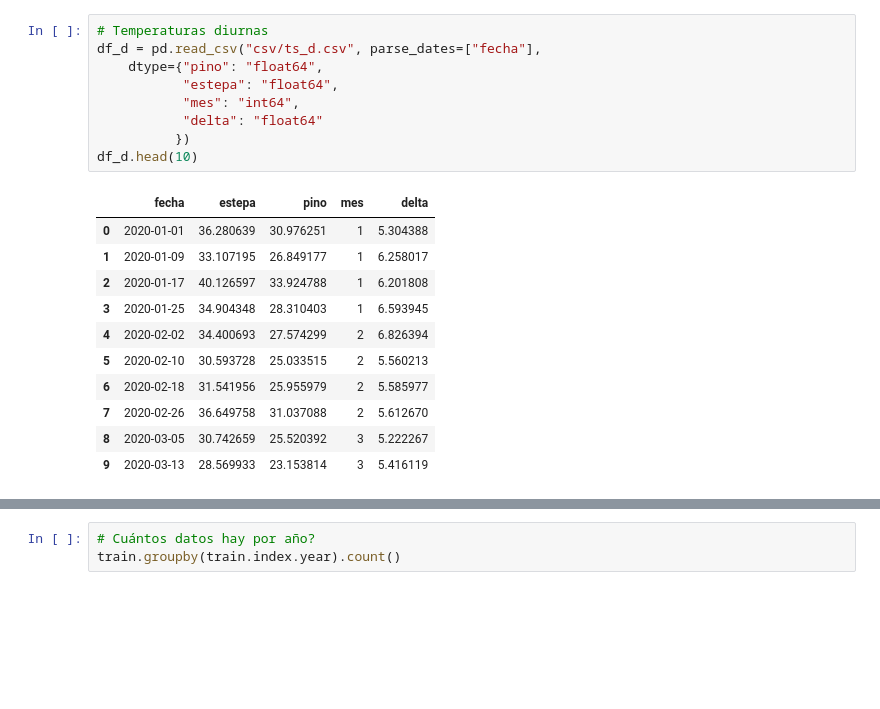
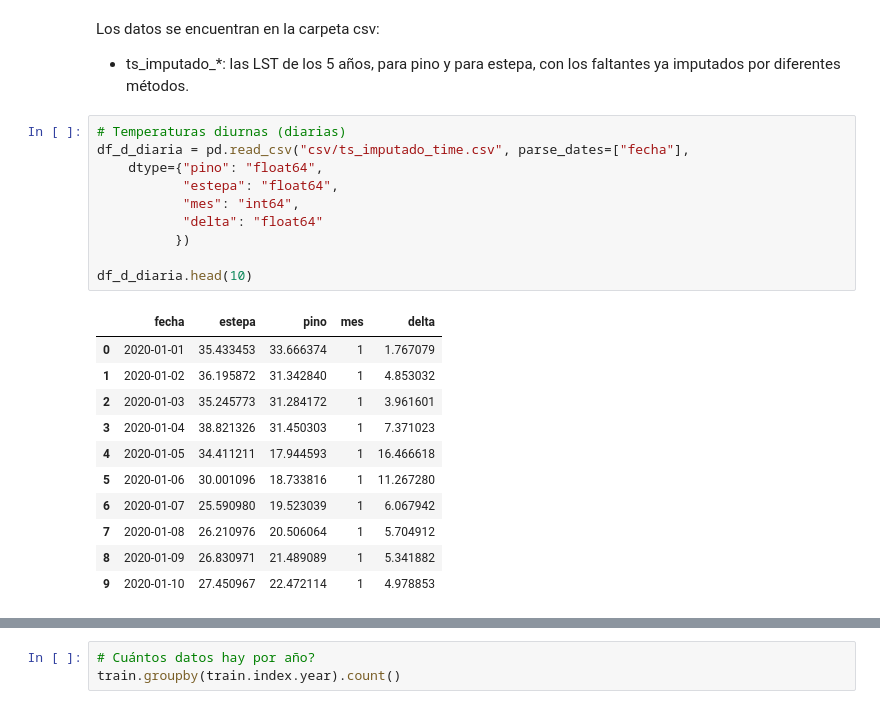
Before and after one commit to arigarmendia/TF-AST2, a Jupyter notebook: 5. Forecast.ipynb, the cells around one changed output, grey strips where cells are left out. Cells and saved outputs as stored; diff of their text form; blank space fills up the shorter version.

```diff
--- a/5. Forecast.ipynb
+++ b/5. Forecast.ipynb
@@ -36,21 +33,25 @@ Tenemos tres dataframes con las siguientes series:
+# %% [markdown]
+Los datos se encuentran en la carpeta csv:
+- ts_imputado_*: las LST de los 5 años, para pino y para estepa, con los faltantes ya imputados por diferentes métodos.
 # %%
-# Temperaturas diurnas
-df_d = pd.read_csv("csv/ts_d.csv", parse_dates=["fecha"],
+# Temperaturas diurnas (diarias)
+df_d_diaria = pd.read_csv("csv/ts_imputado_time.csv", parse_dates=["fecha"],
     dtype={"pino": "float64",
            "estepa": "float64",
            "mes": "int64",
            "delta": "float64"
           })
-df_d.head(10)
+
+df_d_diaria.head(10)
 # %% [output]
 |  | fecha | estepa | pino | mes | delta |
-| 0 | 2020-01-01 | 36.280639 | 30.976251 | 1 | 5.304388 |
-| 1 | 2020-01-09 | 33.107195 | 26.849177 | 1 | 6.258017 |
-| 2 | 2020-01-17 | 40.126597 | 33.924788 | 1 | 6.201808 |
-| 3 | 2020-01-25 | 34.904348 | 28.310403 | 1 | 6.593945 |
-| 4 | 2020-02-02 | 34.400693 | 27.574299 | 2 | 6.826394 |
-| 5 | 2020-02-10 | 30.593728 | 25.033515 | 2 | 5.560213 |
-| 6 | 2020-02-18 | 31.541956 | 25.955979 | 2 | 5.585977 |
-| 7 | 2020-02-26 | 36.649758 | 31.037088 | 2 | 5.612670 |
-| 8 | 2020-03-05 | 30.742659 | 25.520392 | 3 | 5.222267 |
-| 9 | 2020-03-13 | 28.569933 | 23.153814 | 3 | 5.416119 |
+| 0 | 2020-01-01 | 35.433453 | 33.666374 | 1 | 1.767079 |
+| 1 | 2020-01-02 | 36.195872 | 31.342840 | 1 | 4.853032 |
+| 2 | 2020-01-03 | 35.245773 | 31.284172 | 1 | 3.961601 |
+| 3 | 2020-01-04 | 38.821326 | 31.450303 | 1 | 7.371023 |
+| 4 | 2020-01-05 | 34.411211 | 17.944593 | 1 | 16.466618 |
+| 5 | 2020-01-06 | 30.001096 | 18.733816 | 1 | 11.267280 |
+| 6 | 2020-01-07 | 25.590980 | 19.523039 | 1 | 6.067942 |
+| 7 | 2020-01-08 | 26.210976 | 20.506064 | 1 | 5.704912 |
+| 8 | 2020-01-09 | 26.830971 | 21.489089 | 1 | 5.341882 |
+| 9 | 2020-01-10 | 27.450967 | 22.472114 | 1 | 4.978853 |
```
Also changed, not shown: parts of 50 cells of this notebook, 3 other files.
